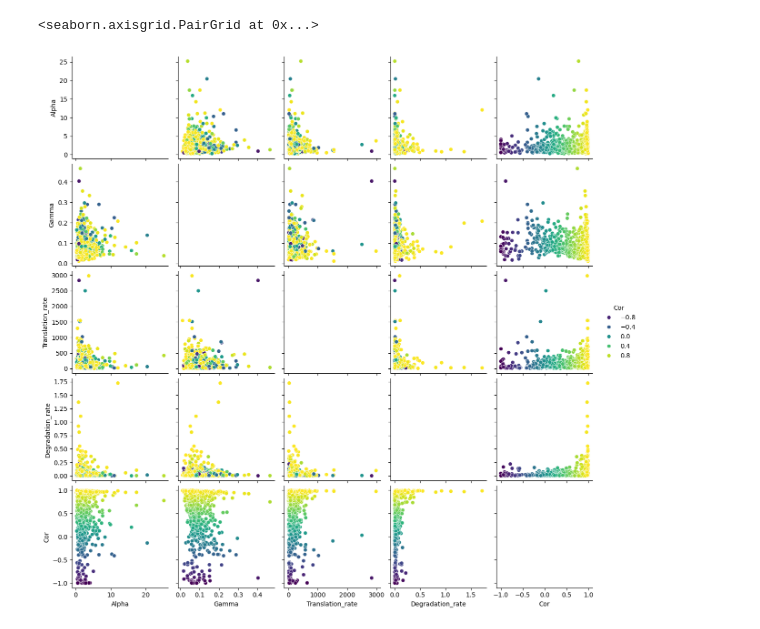
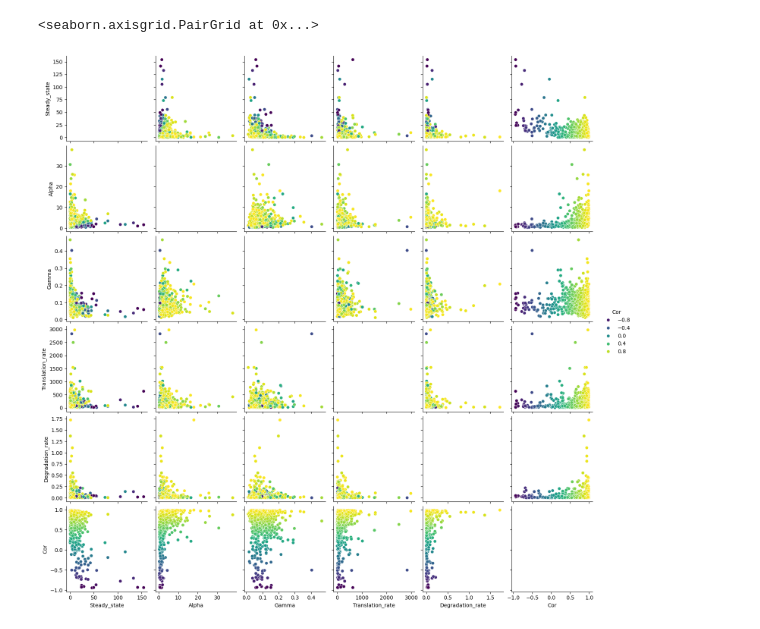
Before and after one commit to reliscu/chronocell_simulations, a Jupyter notebook: simulate_data.ipynb, the cells around one changed output. Drawn from its saved outputs; the diff is of its cells as text; code cells hidden in the pictures.

```diff
--- a/simulate_data.ipynb
+++ b/simulate_data.ipynb
@@ -49,10 +49,10 @@ deg_rate_sd = 1.5
 # %%
 # Simulate data
 
-n = 2000 # No. cells per lineage
-p = 500 # No. genes
+n = 3000 # No. cells per lineage
+p = 1000 # No. genes
 topo = np.array([[0, 1, 2], [0, 1, 3]])
-tau = (0, 2, 5)
+tau = (0, 5, 10)
 
 theta = get_RNA_params(topo, p, alpha_mu, alpha_sd, beta_mu, beta_sd, gamma_mu, gamma_sd, random_seed=random_seed)
 phi = get_protein_params(p, transl_rate_mu, transl_rate_sd, deg_rate_mu, deg_rate_sd, random_seed=random_seed)
@@ -82,8 +84,8 @@ for i in range(p):
 
     row = {
         'Cor': np.corrcoef(y_i, p_i)[0, 1],
-        'Starting_y': y_i[0],
-        'Alpha': np.mean(theta_l[i, :len(tau)]),
+        'Steady_state': theta_l[i, 0]/theta[i, -1],
+        'Alpha': np.mean(theta_l[i, 1:len(tau)]),
         'Beta': theta_l[i, -2],
         'Gamma': theta_l[i, -1],
         'Translation_rate': phi[i, 0],
@@ -92,6 +94,8 @@ for i in range(p):
     rows.append(row)
 
 data = pd.DataFrame(rows)
+
+param_cols = data.columns.values[1:data.shape[0]]
 # %%
 # PCA + Clustering + Visualization Pipeline for RNA/Protein Dynamics
 
@@ -120,12 +124,12 @@ traj_pca = pca.fit_transform(combined_traj)
 # === Step 3: Clustering ===
 kmeans = KMeans(n_clusters=3, random_state=0)
 data['Cluster'] = kmeans.fit_predict(traj_pca)
-data['PCA1'] = traj_pca[:, 0]
-data['PCA2'] = traj_pca[:, 1]
+data['PC1'] = traj_pca[:,0]
+data['PC2'] = traj_pca[:,1]
 
 # === Step 4: Visualization ===
 plt.figure(figsize=(8, 6))
-sns.scatterplot(x='PCA1', y='PCA2', data=data, hue='Cor')
+sns.scatterplot(x='PC1', y='PC2', data=data, hue='Cor')
 plt.title('PCA of RNA + protein trajectories')
 plt.xlabel('PC1')
 plt.ylabel('PC2')
@@ -133,7 +137,7 @@ plt.tight_layout()
 plt.show()
 
 plt.figure(figsize=(8, 6))
-sns.scatterplot(x='PCA1', y='PCA2', data=data, hue='Cluster', palette='Set2')
+sns.scatterplot(x='PC1', y='PC2', data=data, hue='Cluster', palette='Set2')
 plt.title('PCA of RNA + protein trajectories')
 plt.xlabel('PC1')
 plt.ylabel('PC2')
@@ -208,8 +203,8 @@ plt.show();
 # %%
-sns.pairplot(data, vars=['Alpha', 'Gamma', 'Translation_rate', 'Degradation_rate', 'Cor'], hue='Cor', palette='viridis')
+sns.pairplot(data, vars=['Steady_state', 'Alpha', 'Gamma', 'Translation_rate', 'Degradation_rate', 'Cor'], hue='Cor', palette='viridis')
 # %% [output]
 <seaborn.axisgrid.PairGrid at 0x...>
-[figure, old version]
+[figure, new version]
 # %%
 from sklearn.ensemble import RandomForestRegressor
 from sklearn.inspection import PartialDependenceDisplay
```
Also changed, not shown: parts of 12 cells of this notebook, 3 other files.
